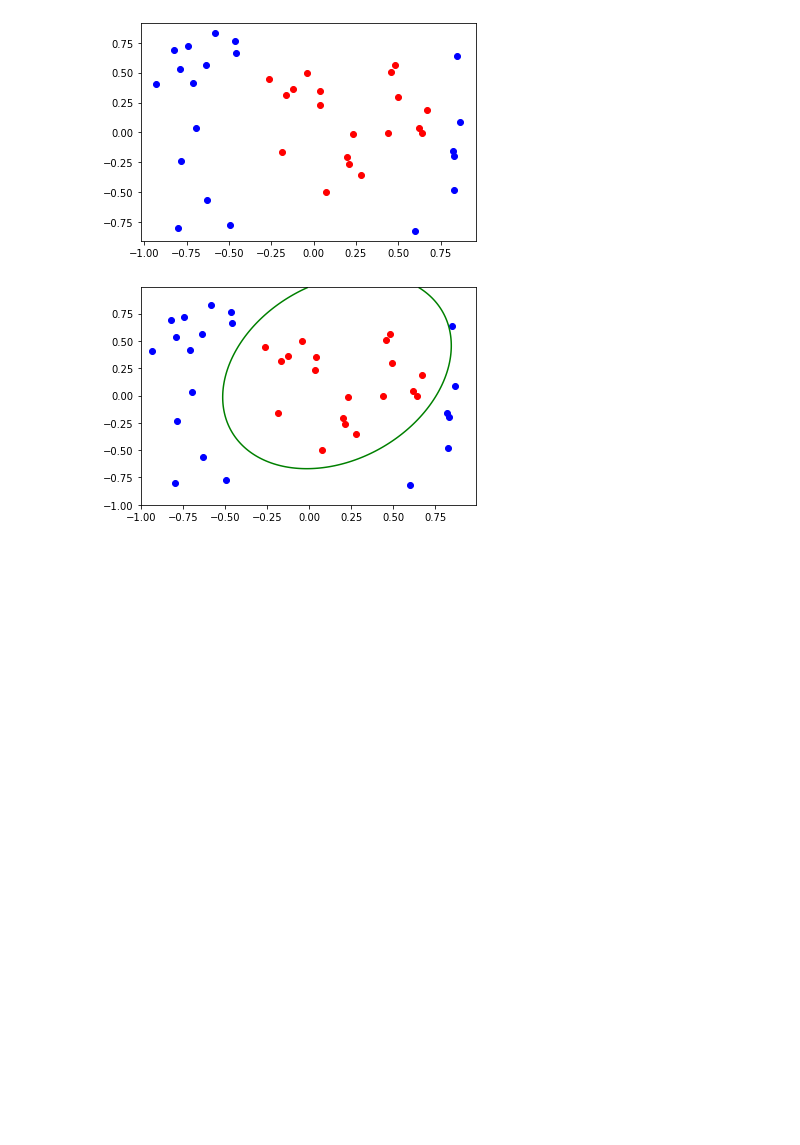
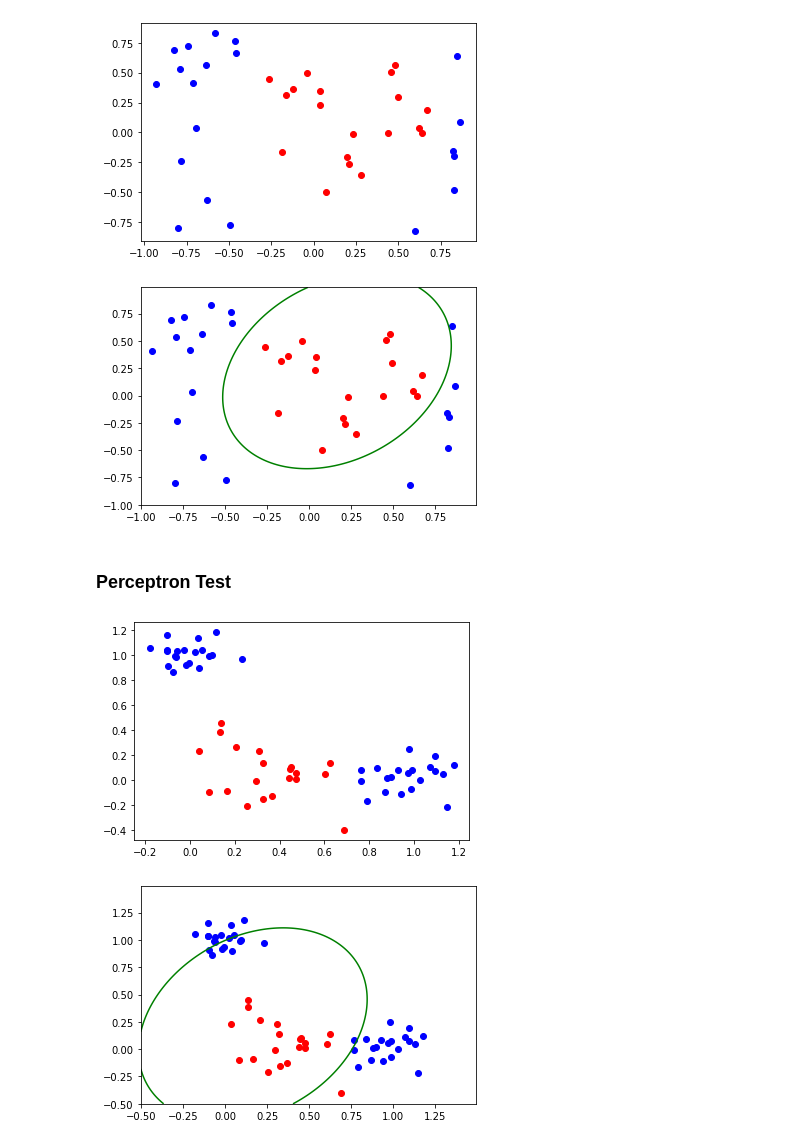
Before and after one commit to YeliseyKlimenko/Perceptron, a Jupyter notebook: Perceptron.ipynb, the cells around one changed output. Drawn from its saved outputs; the diff is of its cells as text; code cells hidden in the pictures; blank space fills up the shorter version.

Commit message:
Perceptron test
Tested the perceptron on a random sample of vectors

```diff
--- a/Perceptron.ipynb
+++ b/Perceptron.ipynb
@@ -150,3 +150,21 @@ def randomSet(n, mu1, sigma1, mu2, sigma2):
 rand_inside = randomSet(20, 0.25, 0.2, 0, 0.25)
 rand_outside1 = randomSet(20, 0, 0.1, 1, 0.1)
 rand_outside2 = randomSet(20, 1, 0.1, 0, 0.1)
+# %% [markdown]
+### Perceptron Test
+# %%
+# використовуємо персептрон, натренований на 2-й вібірці, щоб класифікувати рандомні вектори
+inside =[]
+outside = []
+for i in np.arange(20):
+    inside.append(rand_inside[i])
+    outside.append(rand_outside1[i])
+    outside.append(rand_outside2[i])
+inside = np.array(inside)
+outside = np.array(outside)
+plot_(inside,outside)
+lim = np.array([-0.5,1.5])
+plot_p(inside,outside,R,lim)
+# %% [output]
+[figure, added]
+[figure, added]
```
